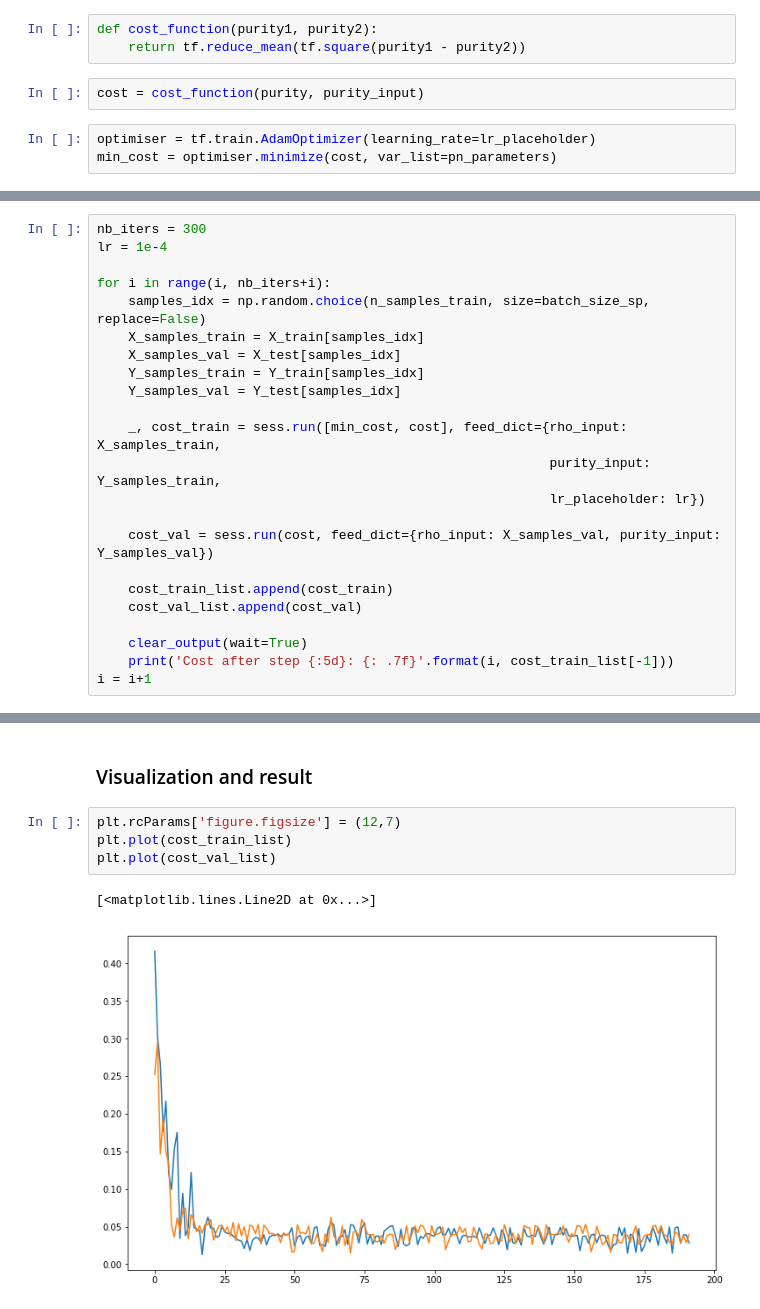
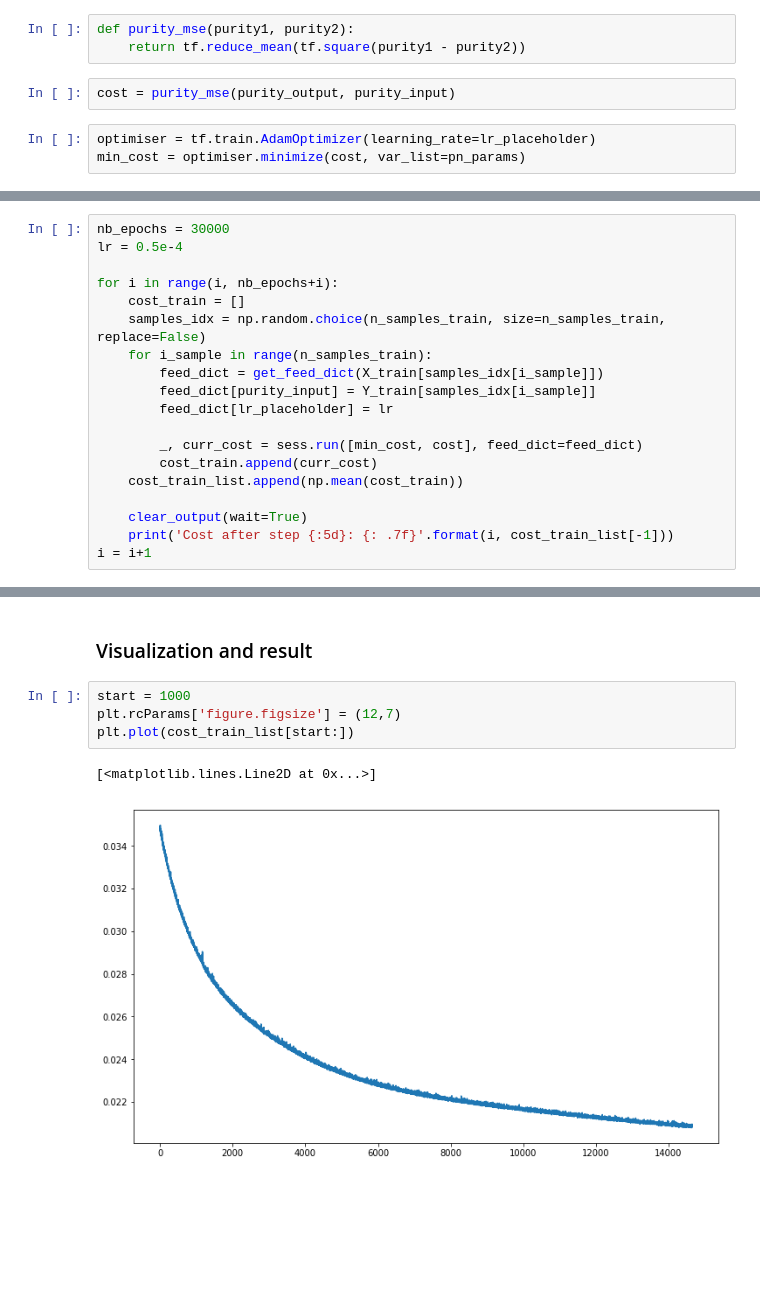
Before and after one commit to artix41/master-thesis, a Jupyter notebook: purity-network.ipynb, the cells around one changed output, grey strips where cells are left out. Cells and saved outputs as stored; diff of their text form; blank space fills up the shorter version.

Commit message:
Sort of working purity network

```diff
--- a/purity-network.ipynb
+++ b/purity-network.ipynb
@@ -265,13 +167,13 @@ purity = tf.cast(state.quad_expectation(mode=0)[0], dtype=tf.float32)
 # %% [markdown]
 ### Cost and optimizer
 # %%
-def cost_function(purity1, purity2):
+def purity_mse(purity1, purity2):
     return tf.reduce_mean(tf.square(purity1 - purity2))
 # %%
-cost = cost_function(purity, purity_input)
+cost = purity_mse(purity_output, purity_input)
 # %%
 optimiser = tf.train.AdamOptimizer(learning_rate=lr_placeholder)
-min_cost = optimiser.minimize(cost, var_list=pn_parameters)
+min_cost = optimiser.minimize(cost, var_list=pn_params)
 # %%
 sess.run(tf.variables_initializer(optimiser.variables()))
 # %% [markdown]
@@ -281,24 +183,20 @@ cost_train_list = []
 cost_val_list = []
 i = 0
 # %%
-nb_iters = 300
-lr = 1e-4
+nb_epochs = 30000
+lr = 0.5e-4
 
-for i in range(i, nb_iters+i):
-    samples_idx = np.random.choice(n_samples_train, size=batch_size_sp, replace=False)
-    X_samples_train = X_train[samples_idx]
-    X_samples_val = X_test[samples_idx]
-    Y_samples_train = Y_train[samples_idx]
-    Y_samples_val = Y_test[samples_idx]
+for i in range(i, nb_epochs+i):
+    cost_train = []
+    samples_idx = np.random.choice(n_samples_train, size=n_samples_train, replace=False)
+    for i_sample in range(n_samples_train):
+        feed_dict = get_feed_dict(X_train[samples_idx[i_sample]])
+        feed_dict[purity_input] = Y_train[samples_idx[i_sample]]
+        feed_dict[lr_placeholder] = lr
 
-    _, cost_train = sess.run([min_cost, cost], feed_dict={rho_input: X_samples_train,
-                                                          purity_input: Y_samples_train,
-                                                          lr_placeholder: lr})
-
-    cost_val = sess.run(cost, feed_dict={rho_input: X_samples_val, purity_input: Y_samples_val})
-
-    cost_train_list.append(cost_train)
-    cost_val_list.append(cost_val)
+        _, curr_cost = sess.run([min_cost, cost], feed_dict=feed_dict)
+        cost_train.append(curr_cost)
+    cost_train_list.append(np.mean(cost_train))
 
     clear_output(wait=True)
     print('Cost after step {:5d}: {: .7f}'.format(i, cost_train_list[-1]))
@@ -309,9 +207,9 @@ KeyboardInterrupt:
 # %% [markdown]
 ### Visualization and result
 # %%
+start = 1000
 plt.rcParams['figure.figsize'] = (12,7)
-plt.plot(cost_train_list)
-plt.plot(cost_val_list)
+plt.plot(cost_train_list[start:])
 # %% [output]
 [<matplotlib.lines.Line2D at 0x...>]
-[figure, old version]
+[figure, new version]
```
Also changed, not shown: parts of 50 cells of this notebook.
